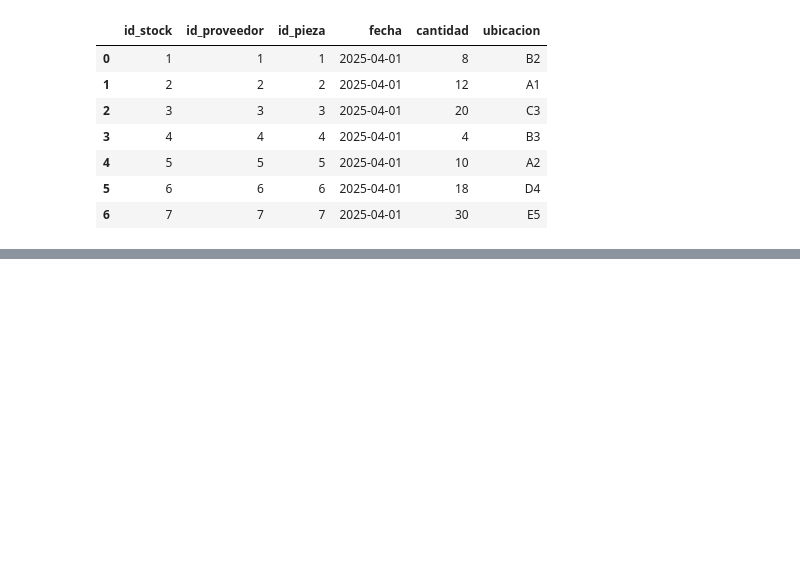
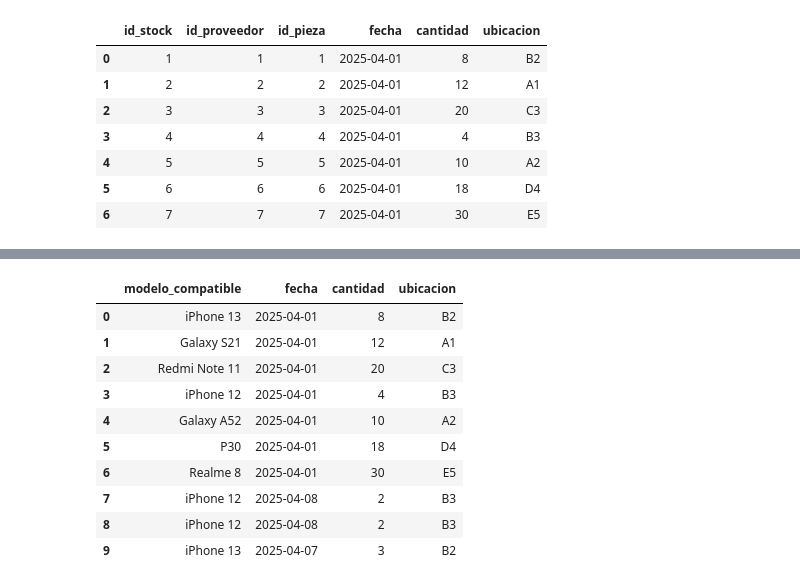
Before and after one commit to MariaJoseCamacho/repositorio_clase, a Jupyter notebook: 03_Analisis_de_Datos/Sprint_06/Team_Challenge/MiBasedeDatos.ipynb, the cells around one changed output, grey strips where cells are left out. Saved outputs shown, nothing was run; the diff lists cells and outputs as text; code cells hidden in the pictures; blank space fills up the shorter version.

```diff
--- a/03_Analisis_de_Datos/Sprint_06/Team_Challenge/MiBasedeDatos.ipynb
+++ b/03_Analisis_de_Datos/Sprint_06/Team_Challenge/MiBasedeDatos.ipynb
@@ -188,0 +262,24 @@ NameError: name 'sql_query' is not defined
+# %%
+query = '''
+SELECT
+    Pieza.modelo_compatible,
+    Stock.fecha,
+    Stock.cantidad,
+    Stock.ubicacion
+FROM Stock
+JOIN Pieza ON Stock.id_pieza = Pieza.id_pieza
+WHERE fecha BETWEEN "2025-04-01" AND "2025-04-30"
+'''
+sql_query(query)
+# %% [output]
+|  | modelo_compatible | fecha | cantidad | ubicacion |
+| 0 | iPhone 13 | 2025-04-01 | 8 | B2 |
+| 1 | Galaxy S21 | 2025-04-01 | 12 | A1 |
+| 2 | Redmi Note 11 | 2025-04-01 | 20 | C3 |
+| 3 | iPhone 12 | 2025-04-01 | 4 | B3 |
+| 4 | Galaxy A52 | 2025-04-01 | 10 | A2 |
+| 5 | P30 | 2025-04-01 | 18 | D4 |
+| 6 | Realme 8 | 2025-04-01 | 30 | E5 |
+| 7 | iPhone 12 | 2025-04-08 | 2 | B3 |
+| 8 | iPhone 12 | 2025-04-08 | 2 | B3 |
+| 9 | iPhone 13 | 2025-04-07 | 3 | B2 |
```
Also changed, not shown: parts of 10 cells of this notebook, 6 other files.
